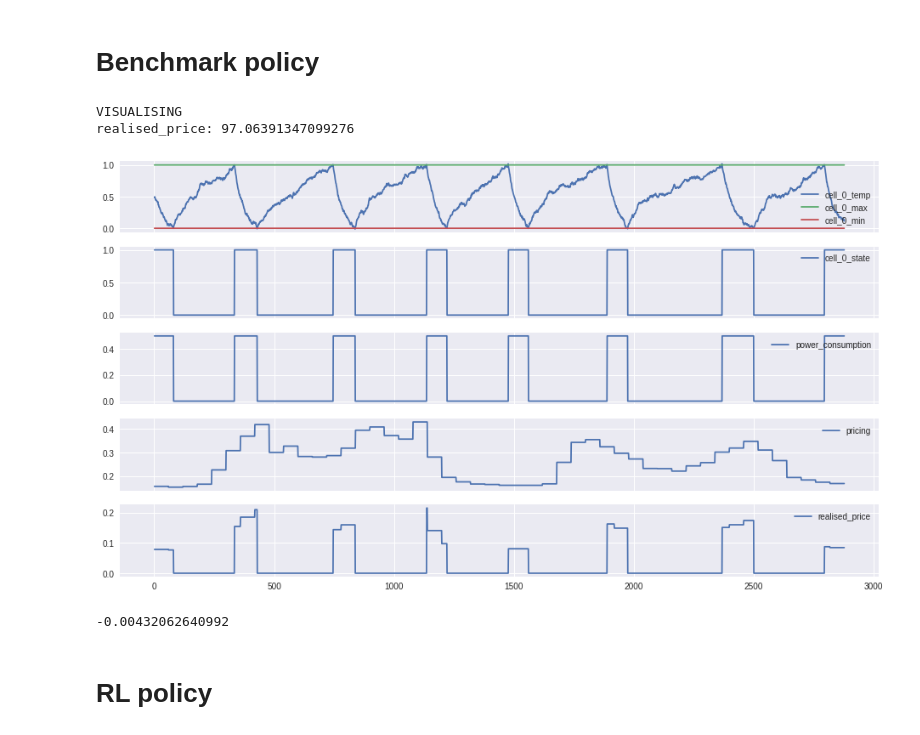
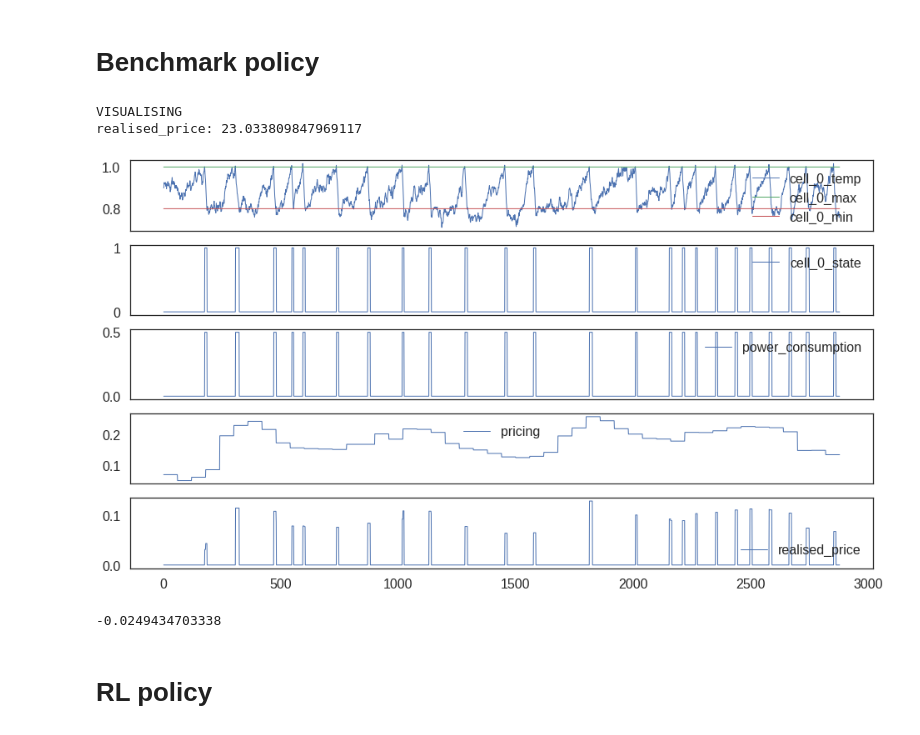
Before and after one commit to LPompe/thesis_demand_response, a Jupyter notebook: software/ReinforcementLearning.ipynb, the cells around one changed output. Saved outputs shown, nothing was run; the diff lists cells and outputs as text; code cells hidden in the pictures.

```diff
--- a/software/ReinforcementLearning.ipynb
+++ b/software/ReinforcementLearning.ipynb
@@ -13,13 +20,15 @@ sys.setrecursionlimit(length * 10)
 # %%
 def reward_function(s, cells):
     #return boundary_exceedence_cost(s, cells)
-    return energy_price_cost(s, cells) + switch_cost(s, cells) + boundary_exceedence_cost(s, cells)
+    return l1 * energy_price_cost(s, cells) + l2 * switch_cost(s, cells) +  l3 * boundary_exceedence_cost(s, cells)
 # %%
 gamma = -1 * (1/length - 1)
 gamma = 0.9
 print(gamma)
 # %% [output]
 0.9
+# %%
+cell = Cell(max_temp=1., min_temp=0.8)
 # %%
 env =  DemandResponseEviroment(episode_length=length * 2,  noise_function=gaussian_stochastic,
-                               pricing_generator=ApxShiftPricingGenerator)
+                               pricing_generator=ApxShiftPricingGenerator, cells = [cell])
@@ -30,17 +39,31 @@ p = QLearningGBPolicy(alpha=0.4, gamma=gamma, epsilon=0.99, length = length)
 # %%
 rewards = []
-def play(p, t, update = True):
+states = []
+
+errors_rewards = []
+def play(pol, t, update = True, record_states = False):
     if t > length * 2 + 1:
         return 0
     s , cells = env.get_global_state(), env.cells
-    action = p.policy(s, cells)
+    action = pol.policy(s, cells)
     env.execute_action(action)
     ns , ncells = env.get_global_state(), env.cells
-    reward = reward_function(ns, ncells) + gamma  * play(p, t + 1, update)
+    reward = reward_function(ns, ncells) + gamma  * play(pol, t + 1, update, record_states)
     if t < length:
         if update:
-            p.update(s, cells, action, ns, ncells, reward)
+            # update the policy (i.e. add new learners)
+            pol.update(s, cells, action, ns, ncells, reward)
+
         rewards.append(reward)
+
+        if record_states:
+            s = list(s.values())
+            for a in action:
+                s.append(a)
+            states.append(np.array(s).reshape(-1,))
+            errors_rewards.append(reward)
+
+
     return reward
 # %% [markdown]
 # Training
@@ -77,16 +122,19 @@ plt.title('Average training reward')
 # %% [markdown]
 # Benchmark policy
 # %%
+rd = {'lines.linewidth' : 1}
+sns.set_style("white")
+sns.set_context('poster', rc = rd)
 qp = LatestSwitchPolicy(reward_function)
 rewards = []
 env.start_episode(visualise=True)
 play(qp, 0, update=False)
 print(sum(rewards)/len(rewards))
 # %% [output]
 VISUALISING
-realised_price: 97.06391347099276
+realised_price: 23.033809847969117
-[figure, old version]
+[figure, new version]
--0.00432062640992
+-0.0249434703338
 # %% [markdown]
 # RL policy
 # %%
```
Also changed, not shown: parts of 61 cells of this notebook.
